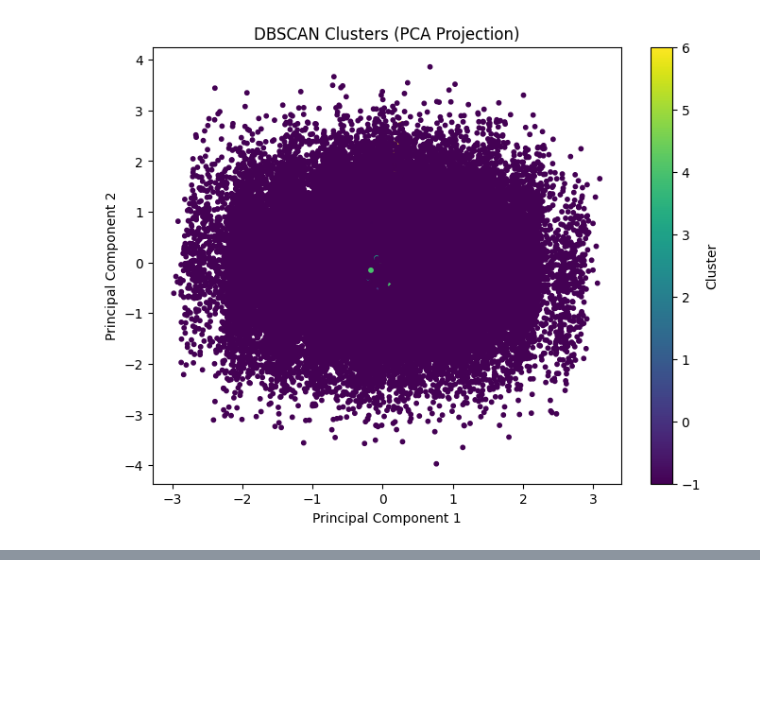
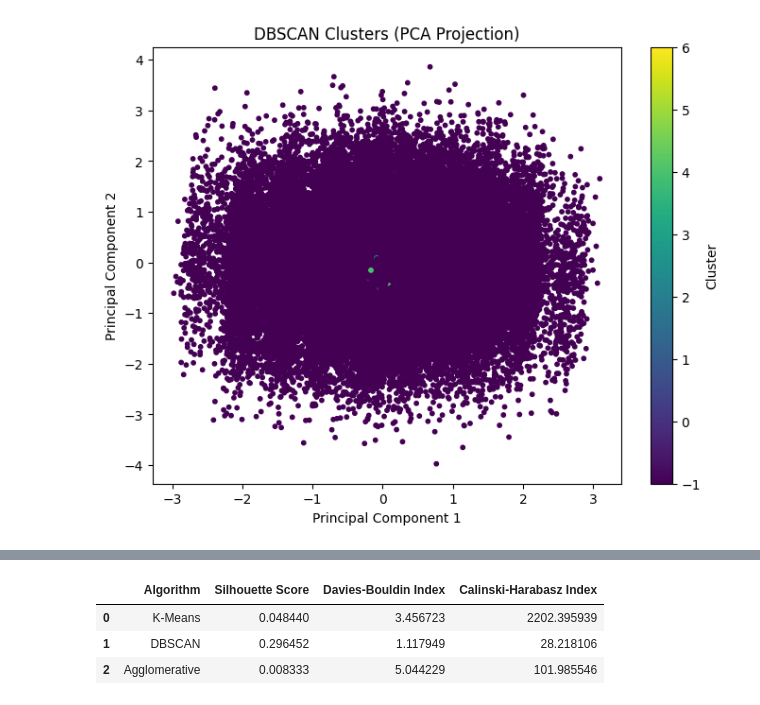
Before and after one commit to C026-01-0774-2023-NewtonOlando/Machine-learning, a Jupyter notebook: clustering.ipynb, the cells around one changed output, grey strips where cells are left out. Cells and saved outputs as stored; diff of their text form; code cells hidden in the pictures; blank space fills up the shorter version.

```diff
--- a/clustering.ipynb
+++ b/clustering.ipynb
@@ -308,0 +371,30 @@ agg_labels = agg_model.fit_predict(X_scaled)
+# %%
+comparison = pd.DataFrame({
+    "Algorithm": [
+        "K-Means",
+        "DBSCAN",
+        "Agglomerative"
+    ],
+    "Silhouette Score": [
+        kmeans_silhouette,
+        dbscan_silhouette,
+        agg_silhouette
+    ],
+    "Davies-Bouldin Index": [
+        kmeans_db,
+        dbscan_db,
+        agg_db
+    ],
+    "Calinski-Harabasz Index": [
+        kmeans_ch,
+        dbscan_ch,
+        agg_ch
+    ]
+})
+
+comparison
+# %% [output]
+|  | Algorithm | Silhouette Score | Davies-Bouldin Index | Calinski-Harabasz Index |
+| 0 | K-Means | 0.048440 | 3.456723 | 2202.395939 |
+| 1 | DBSCAN | 0.296452 | 1.117949 | 28.218106 |
+| 2 | Agglomerative | 0.008333 | 5.044229 | 101.985546 |
```
Also changed, not shown: parts of 7 cells of this notebook.
